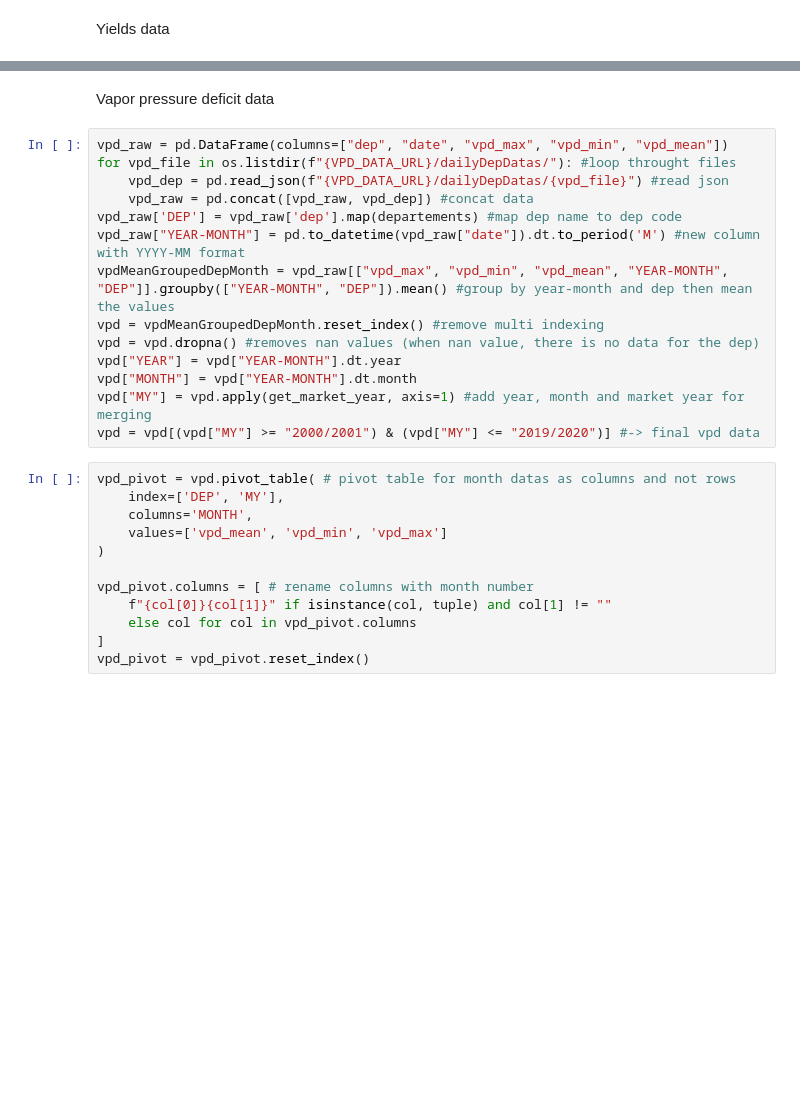
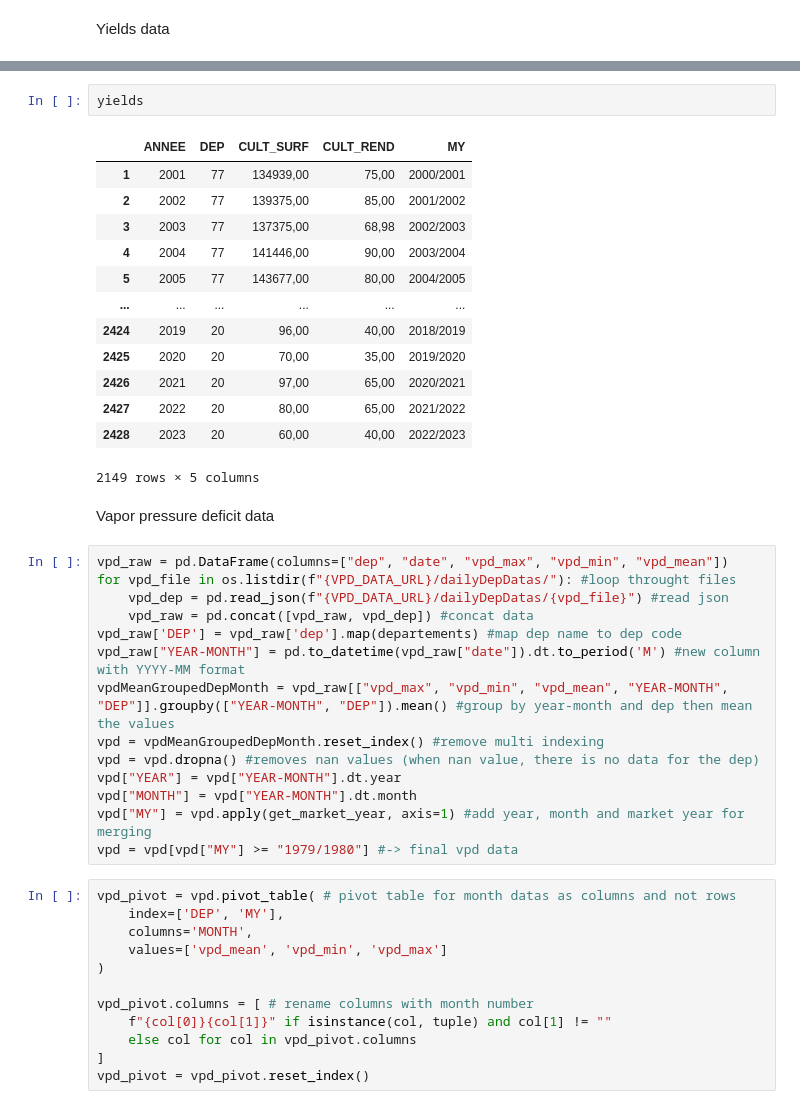
Before and after one commit to aleexv6/Meteo, a Jupyter notebook: YieldModel/aggregData.ipynb, the cells around one changed output, grey strips where cells are left out. Cells and saved outputs as stored; diff of their text form; blank space fills up the shorter version.

```diff
--- a/YieldModel/aggregData.ipynb
+++ b/YieldModel/aggregData.ipynb
@@ -153,6 +178,22 @@ Try using .loc[row_indexer,col_indexer] = value instead
 
 See the caveats in the documentation: https://pandas.pydata.org/pandas-docs/stable/user_guide/indexing.html#returning-a-view-versus-a-copy
   yields["MY"] = (yields['ANNEE'] - 1).astype(str) + '/' + yields['ANNEE'].astype(str)
+# %%
+yields
+# %% [output]
+|  | ANNEE | DEP | CULT_SURF | CULT_REND | MY |
+| 1 | 2001 | 77 | 134939,00 | 75,00 | 2000/2001 |
+| 2 | 2002 | 77 | 139375,00 | 85,00 | 2001/2002 |
+| 3 | 2003 | 77 | 137375,00 | 68,98 | 2002/2003 |
+| 4 | 2004 | 77 | 141446,00 | 90,00 | 2003/2004 |
+| 5 | 2005 | 77 | 143677,00 | 80,00 | 2004/2005 |
+| ... | ... | ... | ... | ... | ... |
+| 2424 | 2019 | 20 | 96,00 | 40,00 | 2018/2019 |
+| 2425 | 2020 | 20 | 70,00 | 35,00 | 2019/2020 |
+| 2426 | 2021 | 20 | 97,00 | 65,00 | 2020/2021 |
+| 2427 | 2022 | 20 | 80,00 | 65,00 | 2021/2022 |
+| 2428 | 2023 | 20 | 60,00 | 40,00 | 2022/2023 |
+2149 rows × 5 columns
 # %% [markdown]
 Vapor pressure deficit data
 # %%
@@ -168,7 +209,7 @@ vpd = vpd.dropna() #removes nan values (when nan value, there is no data for the
 vpd["YEAR"] = vpd["YEAR-MONTH"].dt.year
 vpd["MONTH"] = vpd["YEAR-MONTH"].dt.month
 vpd["MY"] = vpd.apply(get_market_year, axis=1) #add year, month and market year for merging
-vpd = vpd[(vpd["MY"] >= "2000/2001") & (vpd["MY"] <= "2019/2020")] #-> final vpd data
+vpd = vpd[vpd["MY"] >= "1979/1980"] #-> final vpd data
 # %%
 vpd_pivot = vpd.pivot_table( # pivot table for month datas as columns and not rows
     index=['DEP', 'MY'],
```
Also changed, not shown: parts of 9 cells of this notebook, 2 other files.
